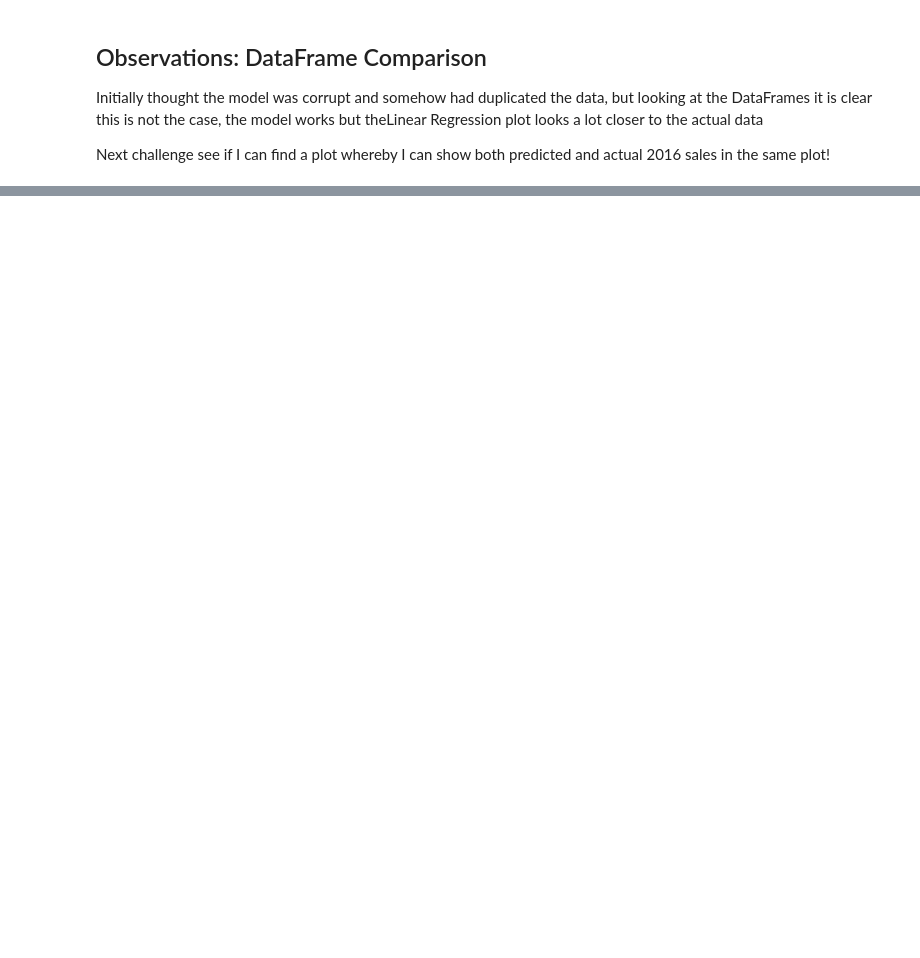
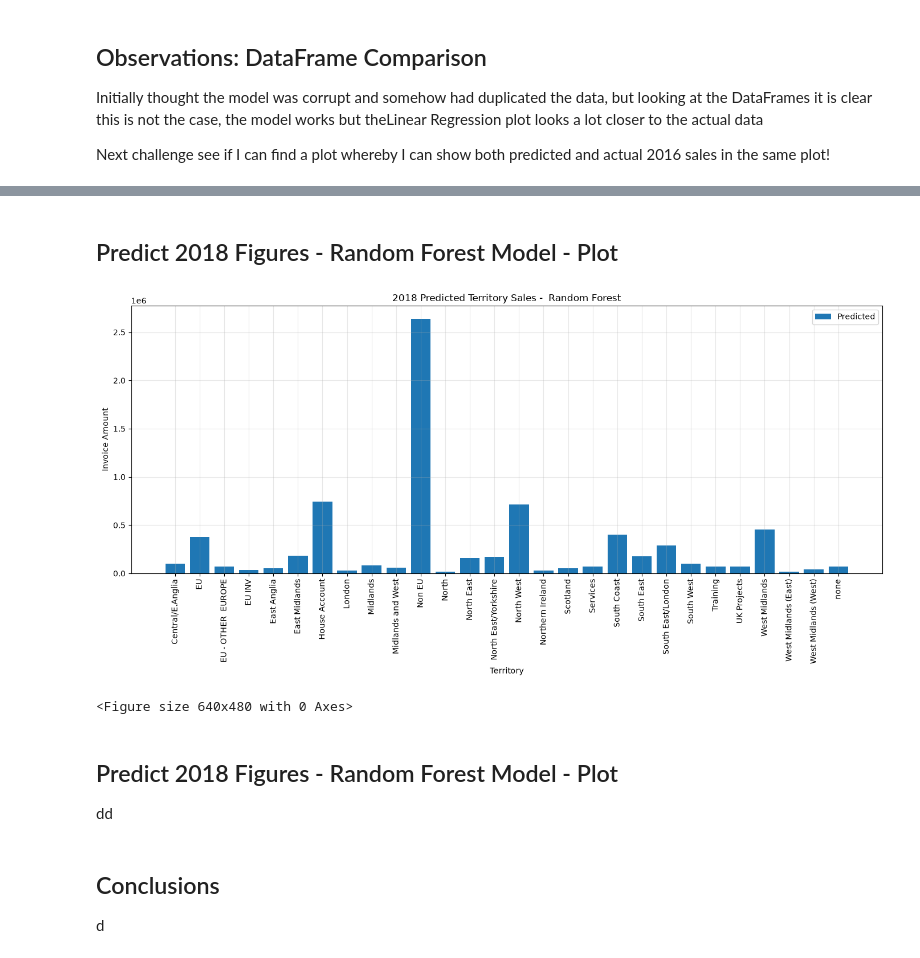
Before and after one commit to RogerWilliams2026/Project3-SalesAnalysis, a Jupyter notebook: jupyter_notebooks/Notebook_ML.ipynb, the cells around one changed output, grey strips where cells are left out. Drawn from its saved outputs; the diff is of its cells as text; code cells hidden in the pictures; blank space fills up the shorter version.

```diff
--- a/jupyter_notebooks/Notebook_ML.ipynb
+++ b/jupyter_notebooks/Notebook_ML.ipynb
@@ -3894,0 +3619,41 @@ Also could not use a confusion matrix as using continuous values, pity heatmaps
+# %% [markdown]
+## Predict 2018 Figures - Random Forest Model - Plot
+# %%
+#now plot the results for 2018 prediction
+plt.figure(figsize=(14, 7))
+
+plt.bar(
+    df2018Territory["TerritoryCodes"],
+    df2018Territory["Predicted_InvoiceAmt"],
+    label="Predicted"
+)
+
+plt.title("2018 Predicted Territory Sales -  Random Forest")
+plt.xlabel("Territory")
+plt.ylabel("Invoice Amount")
+
+plt.xticks(rotation=90)
+
+plt.legend()
+plt.grid(True, alpha=0.3)
+
+plt.tight_layout()
+plt.show()
+
+#save plot to file in reports folder
+plt.savefig(
+    CNST_STR_FOREST_PLOT_HYPOTHESIS10_PREDICTIONS_PATH,
+    dpi=300,
+    bbox_inches="tight"
+)
+# %% [output]
+[figure, added]
+<Figure size 640x480 with 0 Axes>
+# %% [markdown]
+## Predict 2018 Figures - Random Forest Model - Plot
+
+dd
+# %% [markdown]
+## Conclusions
+
+d
```
Also changed, not shown: parts of 54 cells of this notebook, 15 other files.
